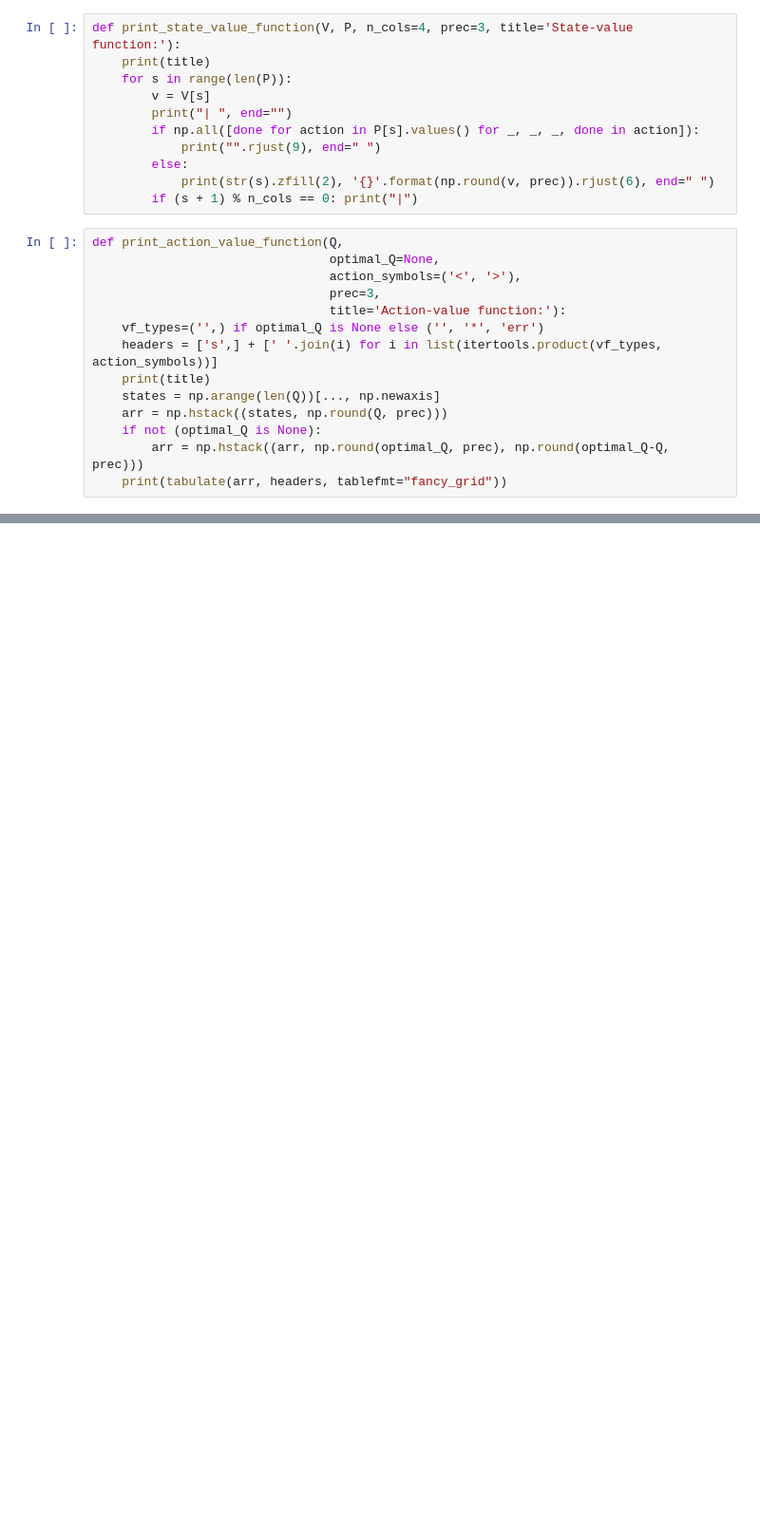
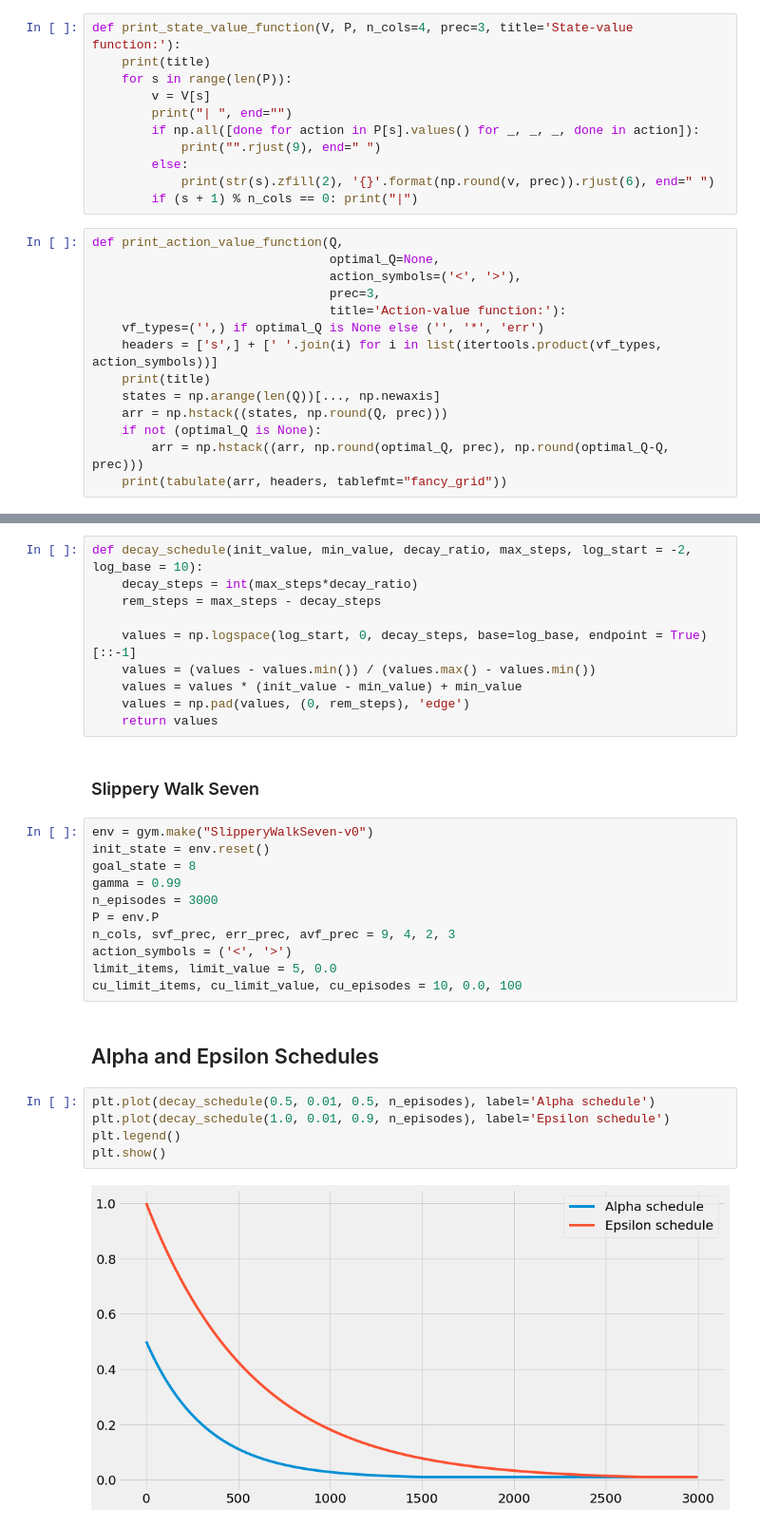
Before and after one commit to Iqbal1282/Practicing_DRL, a Jupyter notebook: chapter_06/chapter6_2.ipynb, the cells around one changed output, grey strips where cells are left out. Shown at 95% size. Saved outputs shown, nothing was run; the diff lists cells and outputs as text; blank space fills up the shorter version.

```diff
--- a/chapter_06/chapter6_2.ipynb
+++ b/chapter_06/chapter6_2.ipynb
@@ -124,0 +205,32 @@ def get_metrics_from_tracks(env, gamma, goal_state, optimal_Q, pi_track, coverag
+# %%
+def decay_schedule(init_value, min_value, decay_ratio, max_steps, log_start = -2, log_base = 10):
+    decay_steps = int(max_steps*decay_ratio)
+    rem_steps = max_steps - decay_steps
+
+    values = np.logspace(log_start, 0, decay_steps, base=log_base, endpoint = True)[::-1]
+    values = (values - values.min()) / (values.max() - values.min())
+    values = values * (init_value - min_value) + min_value
+    values = np.pad(values, (0, rem_steps), 'edge')
+    return values
+# %% [markdown]
+### Slippery Walk Seven
+# %%
+env = gym.make("SlipperyWalkSeven-v0")
+init_state = env.reset()
+goal_state = 8
+gamma = 0.99
+n_episodes = 3000
+P = env.P
+n_cols, svf_prec, err_prec, avf_prec = 9, 4, 2, 3
+action_symbols = ('<', '>')
+limit_items, limit_value = 5, 0.0
+cu_limit_items, cu_limit_value, cu_episodes = 10, 0.0, 100
+# %% [markdown]
+## Alpha and Epsilon Schedules
+# %%
+plt.plot(decay_schedule(0.5, 0.01, 0.5, n_episodes), label='Alpha schedule')
+plt.plot(decay_schedule(1.0, 0.01, 0.9, n_episodes), label='Epsilon schedule')
+plt.legend()
+plt.show()
+# %% [output]
+[figure, added]
```
Also changed, not shown: parts of 25 cells of this notebook.
